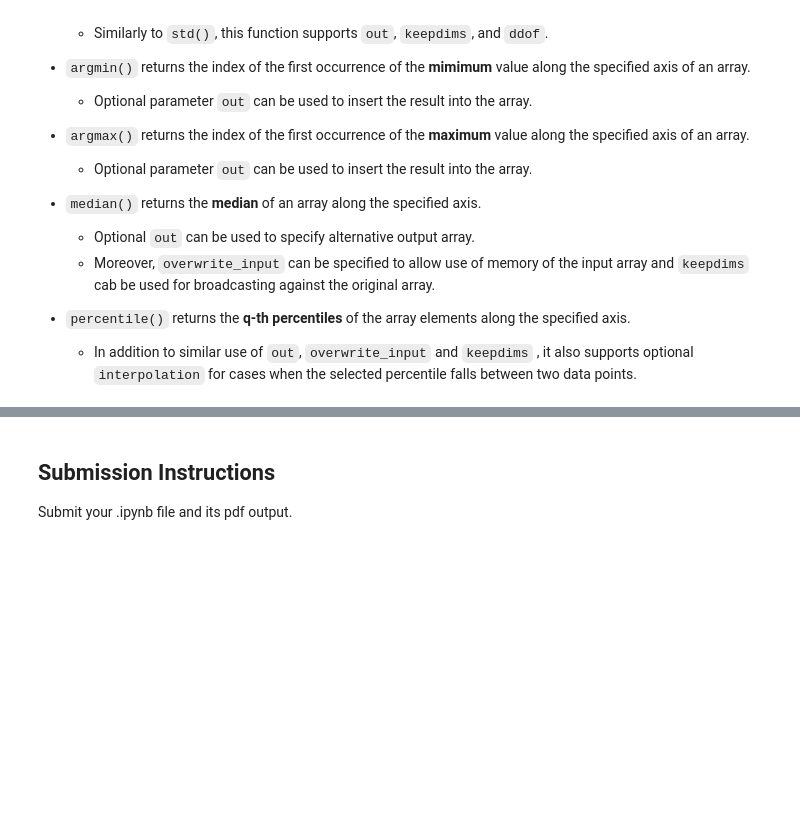
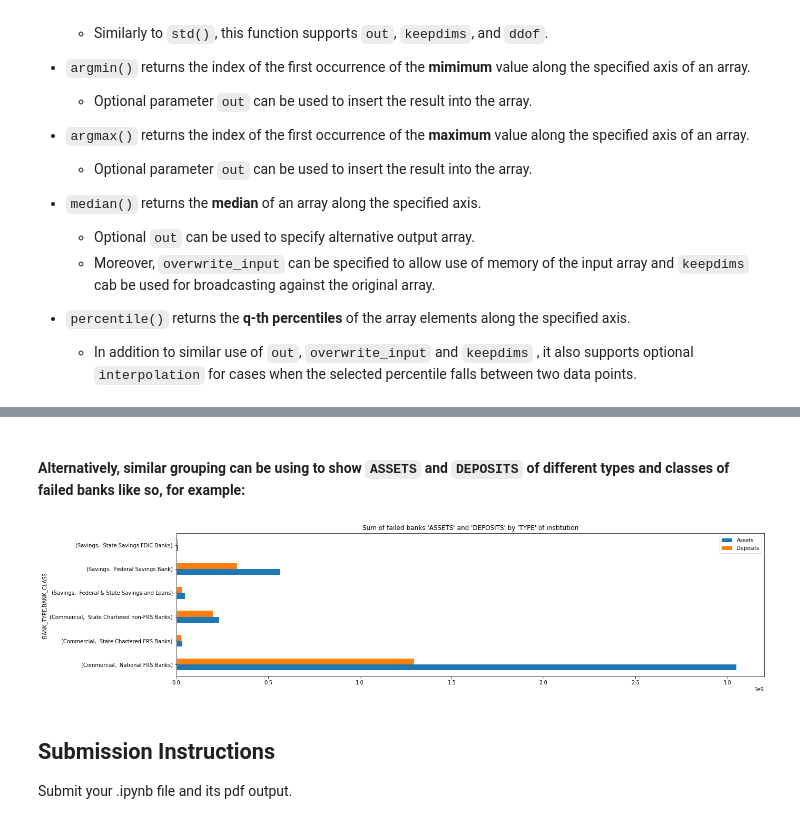
Before and after one commit to allaccountstaken/best_of_Python, a Jupyter notebook: M7/Exercise_Aggregates.ipynb, the cells around one changed output, grey strips where cells are left out. Saved outputs shown, nothing was run; the diff lists cells and outputs as text; code cells hidden in the pictures; blank space fills up the shorter version.

```diff
--- a/M7/Exercise_Aggregates.ipynb
+++ b/M7/Exercise_Aggregates.ipynb
@@ -201,3 +244,17 @@ grouped.describe()
+# %% [markdown]
+#### Alternatively, similar grouping can be using to show `ASSETS` and `DEPOSITS` of different types and classes of failed banks like so, for example:
+# %%
+fig, ax = plt.subplots()
+title = "Sum of failed banks 'ASSETS' and 'DEPOSITS' by 'TYPE' of institution"
+df.groupby(['BANK_TYPE', 'BANK_CLASS'])['QBFASSET','QBFDEP' ].sum().plot(kind='barh',
+                                                          figsize=(20, 5),
+                                                          title=title, ax=ax)
+ax.legend({"Assets":"QBFASSET", "Deposits":"QBFDEP"})
+
+
+plt.show()
+# %% [output]
+[figure, added]
 # %% [markdown]
 ## Submission Instructions
 Submit your .ipynb file and its pdf output.
```
Also changed, not shown: parts of 55 cells of this notebook, 11 other files.
